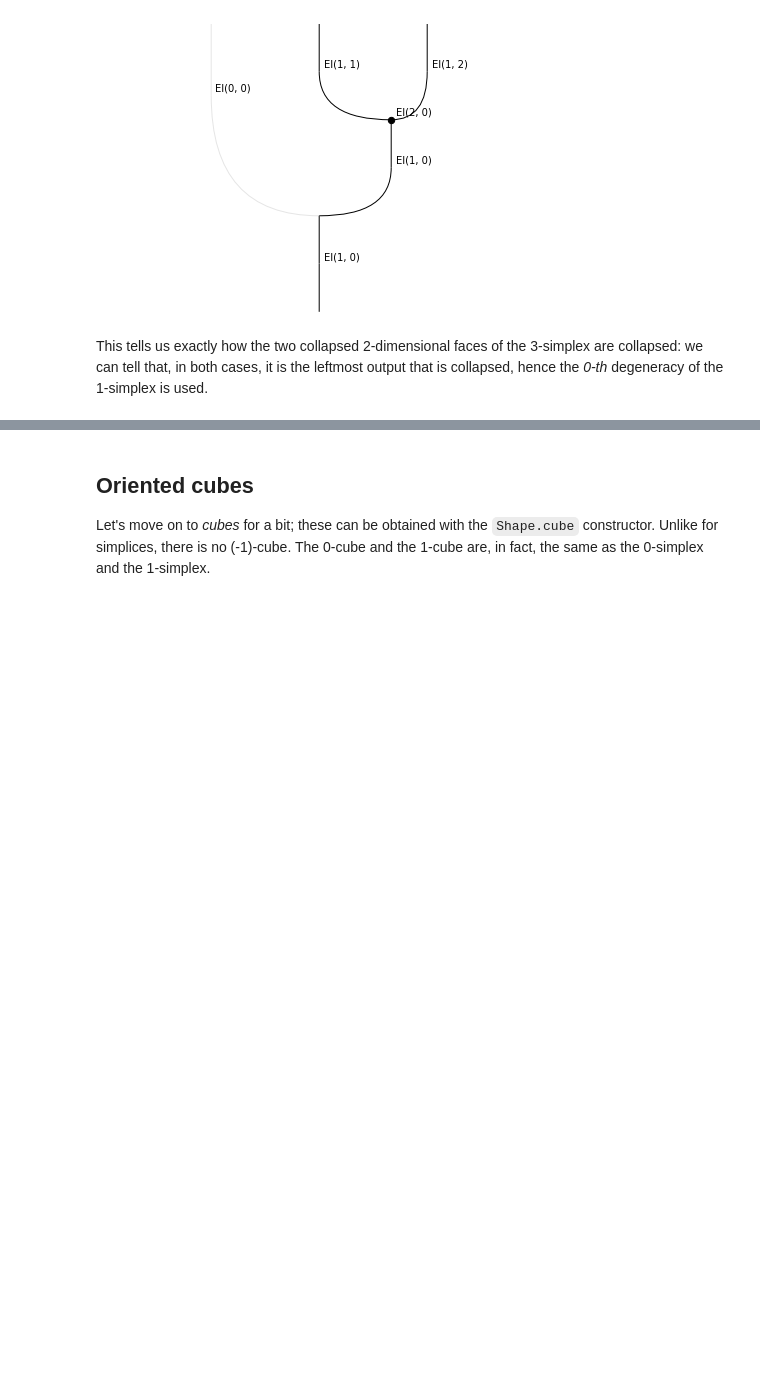
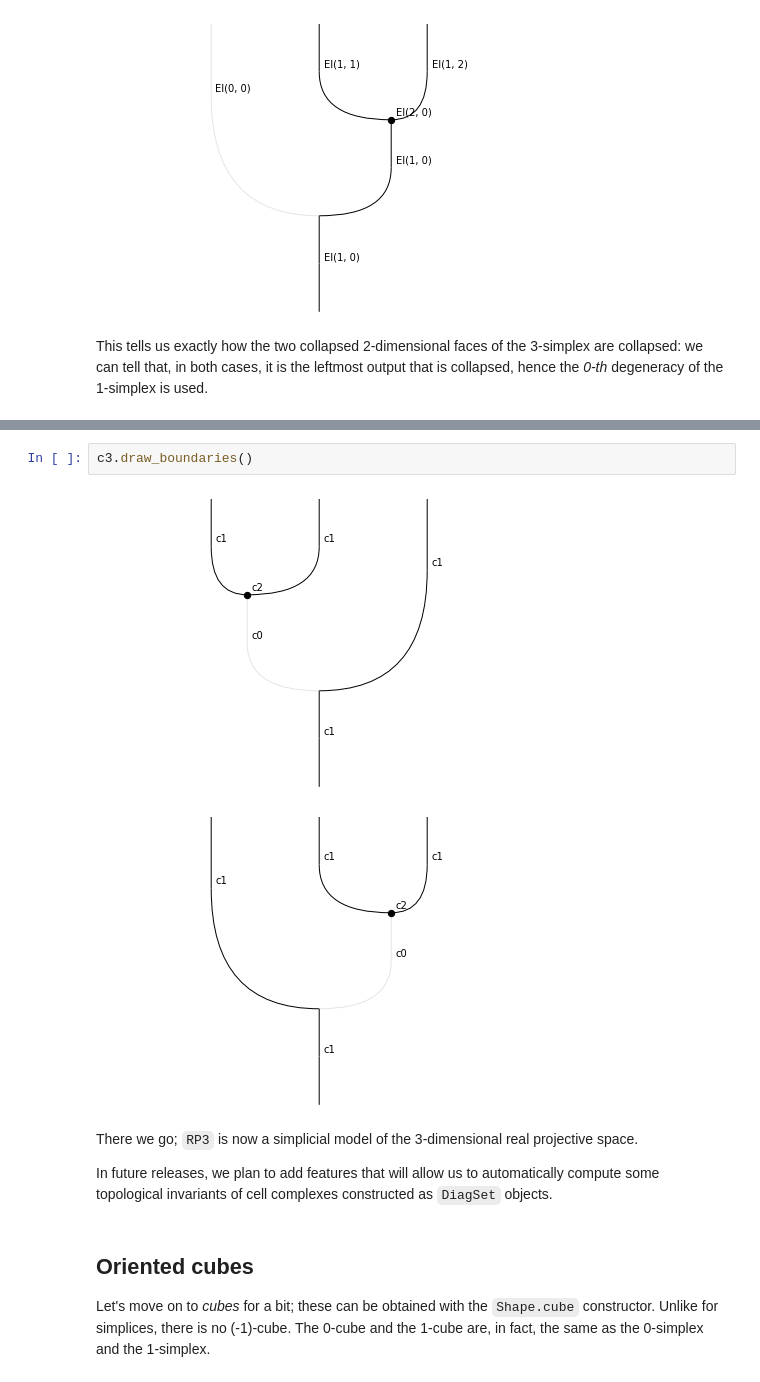
Before and after one commit to ahadziha/rewalt, a Jupyter notebook: docs/notebooks/simplicescubes.ipynb, the cells around one changed output, grey strips where cells are left out. Saved outputs shown, nothing was run; the diff lists cells and outputs as text; blank space fills up the shorter version.

```diff
--- a/docs/notebooks/simplicescubes.ipynb
+++ b/docs/notebooks/simplicescubes.ipynb
@@ -210,3 +239,12 @@ This tells us exactly how the two collapsed 2-dimensional faces of the 3-simplex
+# %%
+c3.draw_boundaries()
+# %% [output]
+[figure, added]
+[figure, added]
+# %% [markdown]
+There we go; `RP3` is now a simplicial model of the 3-dimensional real projective space.
+
+In future releases, we plan to add features that will allow us to automatically compute some topological invariants of cell complexes constructed as `DiagSet` objects.
 # %% [markdown]
 ## Oriented cubes
 
```
Also changed, not shown: parts of 24 cells of this notebook.
